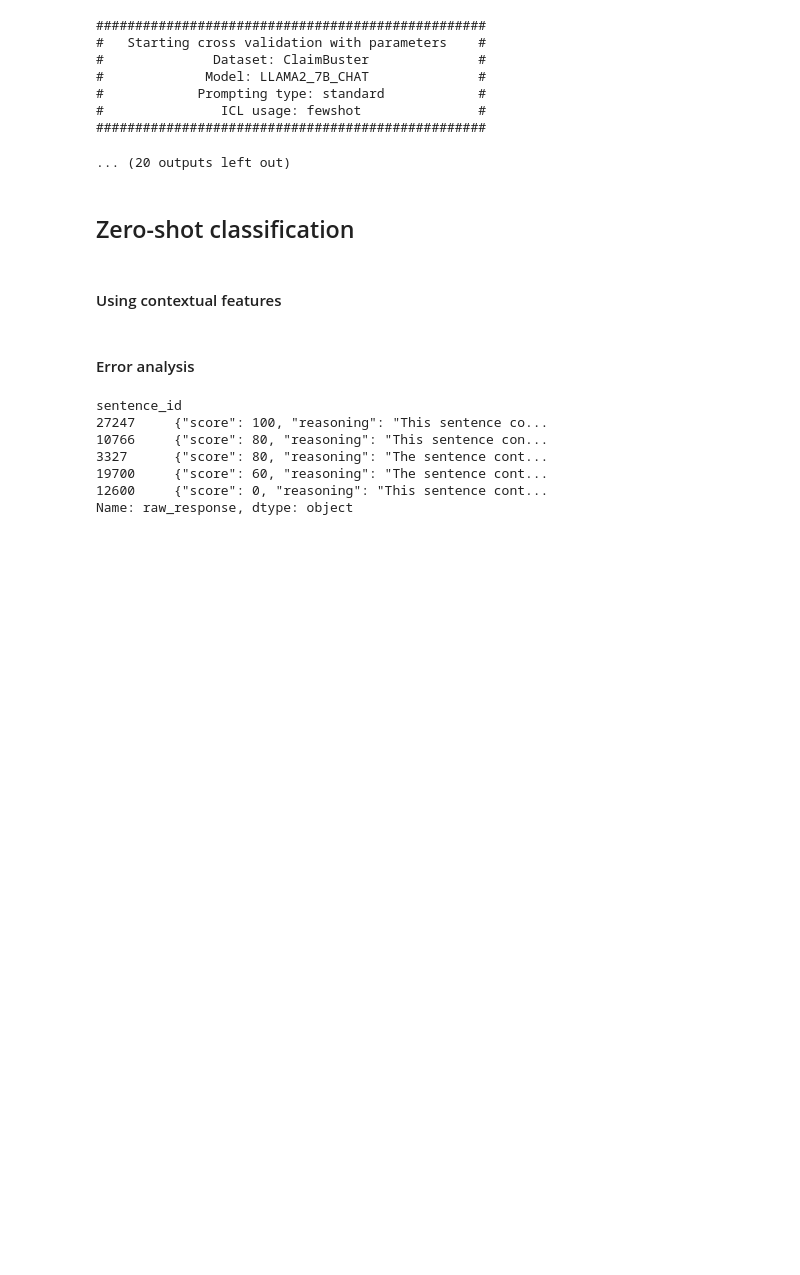
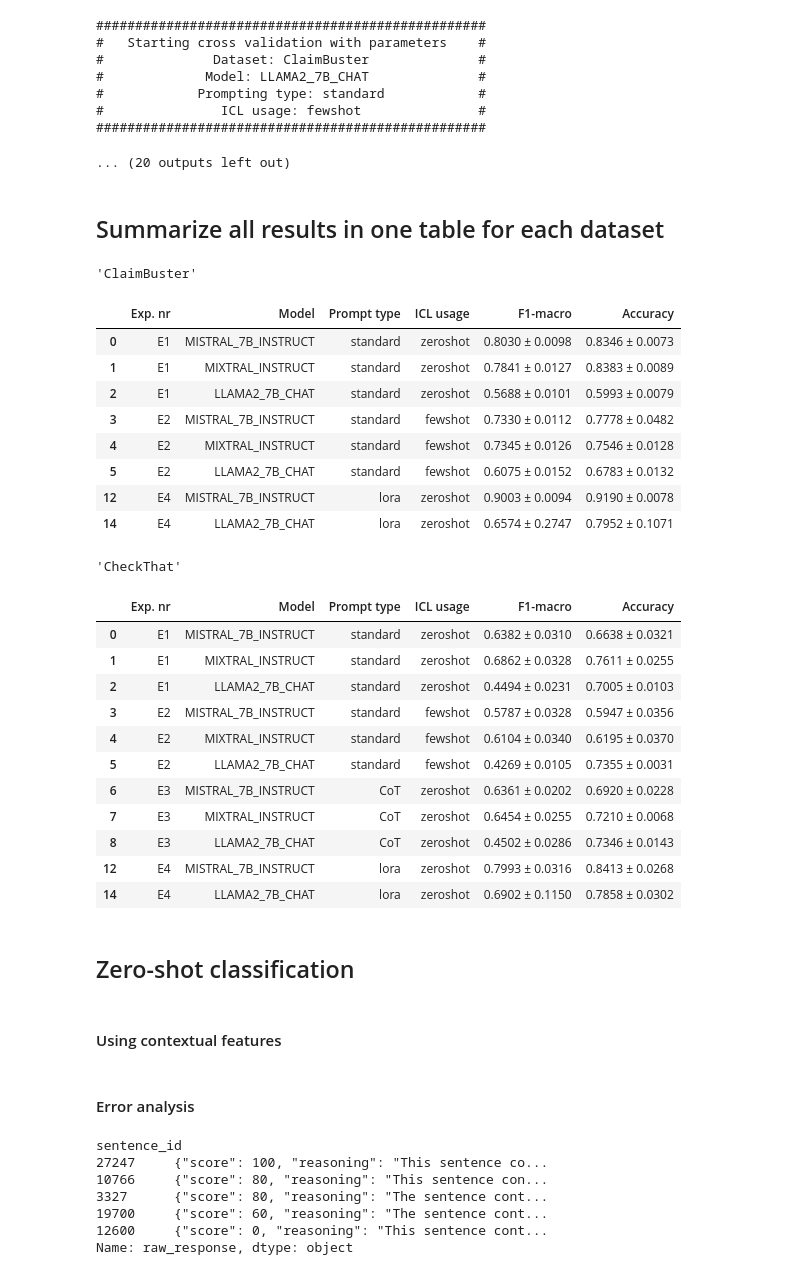
Before and after one commit to matsbratvold/Checkworthiness-Detection-with-Open-Source-LLMs, a Jupyter notebook: src/llm.ipynb, the cells around one changed output. Cells and saved outputs as stored; diff of their text form; code cells hidden in the pictures; blank space fills up the shorter version.

Commit message:
Added tables summarizing all results

```diff
--- a/src/llm.ipynb
+++ b/src/llm.ipynb
@@ -388,6 +387,71 @@ No generated scores found
 #               ICL usage: fewshot               #
 ##################################################
 ... (20 outputs left out)
+# %% [markdown]
+## Summarize all results in one table for each dataset
+# %%
+def get_experiment_number(prompt_type: PromptType, icl_usage: ICLUsage) -> str:
+    if prompt_type == PromptType.CHAIN_OF_THOUGHT:
+        return "E3"
+    if prompt_type == PromptType.LORA:
+        return "E4"
+    return "E1" if icl_usage == ICLUsage.ZERO_SHOT else "E2"
+
+for dataset in [CustomDataset.CLAIMBUSTER, CustomDataset.CHECK_THAT]:
+    all_results = pd.DataFrame(columns=["Exp. nr", "Model", "Prompt type", "ICL usage", "F1-macro", "Accuracy"])
+    prompt_types = [PromptType.STANDARD, PromptType.CHAIN_OF_THOUGHT, PromptType.LORA]
+    icl_uses = [ICLUsage.ZERO_SHOT, ICLUsage.FEW_SHOT]
+    models = [HuggingFaceModel.MISTRAL_7B_INSTRUCT, HuggingFaceModel.MIXTRAL_INSTRUCT, HuggingFaceModel.LLAMA2_7B_CHAT]
+    for index, (prompt_type, icl_usage, model) in enumerate(itertools.product(prompt_types, icl_uses, models)):
+        result_path = os.path.join(
+            "results",
+            dataset.value,
+            model.name,
+            prompt_type.value,
+            icl_usage.value if prompt_type != PromptType.LORA else '',
+            "crossval.csv"
+        )
+        if not os.path.exists(result_path) or prompt_type == PromptType.LORA and icl_usage == ICLUsage.FEW_SHOT:
+            continue
+        result = pd.read_csv(result_path, index_col=0)
+        accuracy = result.loc["Average", "accuracy"]
+        f1_macro = result.loc["Average", "macro avg_f1-score"]
+        experiment_number = get_experiment_number(prompt_type, icl_usage)
+        all_results.loc[index] = [
+            experiment_number,
+            model.name,
+            prompt_type.value,
+            icl_usage.value,
+            f1_macro,
+            accuracy,
+        ]
+    save_path = os.path.join("results", dataset.value, "all_results.csv")
+    all_results.to_csv(save_path, index=False)
+    display(dataset.value, all_results)
+# %% [output]
+'ClaimBuster'
+|  | Exp. nr | Model | Prompt type | ICL usage | F1-macro | Accuracy |
+| 0 | E1 | MISTRAL_7B_INSTRUCT | standard | zeroshot | 0.8030 ± 0.0098 | 0.8346 ± 0.0073 |
+| 1 | E1 | MIXTRAL_INSTRUCT | standard | zeroshot | 0.7841 ± 0.0127 | 0.8383 ± 0.0089 |
+| 2 | E1 | LLAMA2_7B_CHAT | standard | zeroshot | 0.5688 ± 0.0101 | 0.5993 ± 0.0079 |
+| 3 | E2 | MISTRAL_7B_INSTRUCT | standard | fewshot | 0.7330 ± 0.0112 | 0.7778 ± 0.0482 |
+| 4 | E2 | MIXTRAL_INSTRUCT | standard | fewshot | 0.7345 ± 0.0126 | 0.7546 ± 0.0128 |
+| 5 | E2 | LLAMA2_7B_CHAT | standard | fewshot | 0.6075 ± 0.0152 | 0.6783 ± 0.0132 |
+| 12 | E4 | MISTRAL_7B_INSTRUCT | lora | zeroshot | 0.9003 ± 0.0094 | 0.9190 ± 0.0078 |
+| 14 | E4 | LLAMA2_7B_CHAT | lora | zeroshot | 0.6574 ± 0.2747 | 0.7952 ± 0.1071 |
+'CheckThat'
+|  | Exp. nr | Model | Prompt type | ICL usage | F1-macro | Accuracy |
+| 0 | E1 | MISTRAL_7B_INSTRUCT | standard | zeroshot | 0.6382 ± 0.0310 | 0.6638 ± 0.0321 |
+| 1 | E1 | MIXTRAL_INSTRUCT | standard | zeroshot | 0.6862 ± 0.0328 | 0.7611 ± 0.0255 |
+| 2 | E1 | LLAMA2_7B_CHAT | standard | zeroshot | 0.4494 ± 0.0231 | 0.7005 ± 0.0103 |
+| 3 | E2 | MISTRAL_7B_INSTRUCT | standard | fewshot | 0.5787 ± 0.0328 | 0.5947 ± 0.0356 |
+| 4 | E2 | MIXTRAL_INSTRUCT | standard | fewshot | 0.6104 ± 0.0340 | 0.6195 ± 0.0370 |
+| 5 | E2 | LLAMA2_7B_CHAT | standard | fewshot | 0.4269 ± 0.0105 | 0.7355 ± 0.0031 |
+| 6 | E3 | MISTRAL_7B_INSTRUCT | CoT | zeroshot | 0.6361 ± 0.0202 | 0.6920 ± 0.0228 |
+| 7 | E3 | MIXTRAL_INSTRUCT | CoT | zeroshot | 0.6454 ± 0.0255 | 0.7210 ± 0.0068 |
+| 8 | E3 | LLAMA2_7B_CHAT | CoT | zeroshot | 0.4502 ± 0.0286 | 0.7346 ± 0.0143 |
+| 12 | E4 | MISTRAL_7B_INSTRUCT | lora | zeroshot | 0.7993 ± 0.0316 | 0.8413 ± 0.0268 |
+| 14 | E4 | LLAMA2_7B_CHAT | lora | zeroshot | 0.6902 ± 0.1150 | 0.7858 ± 0.0302 |
 # %% [markdown]
 ## Zero-shot classification
 # %% [markdown]
```
Also changed, not shown: parts of 1 cell of this notebook, 2 other files.
